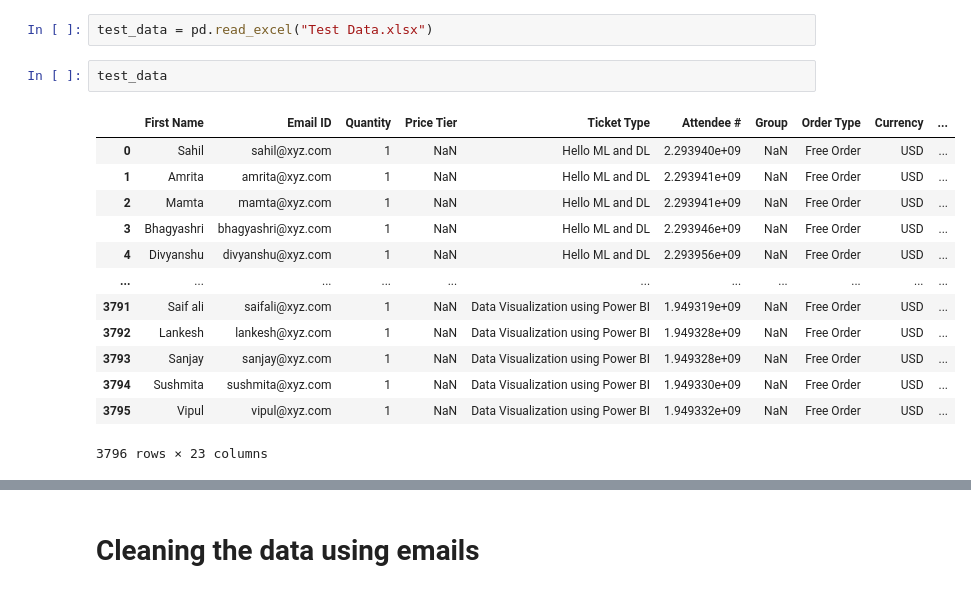
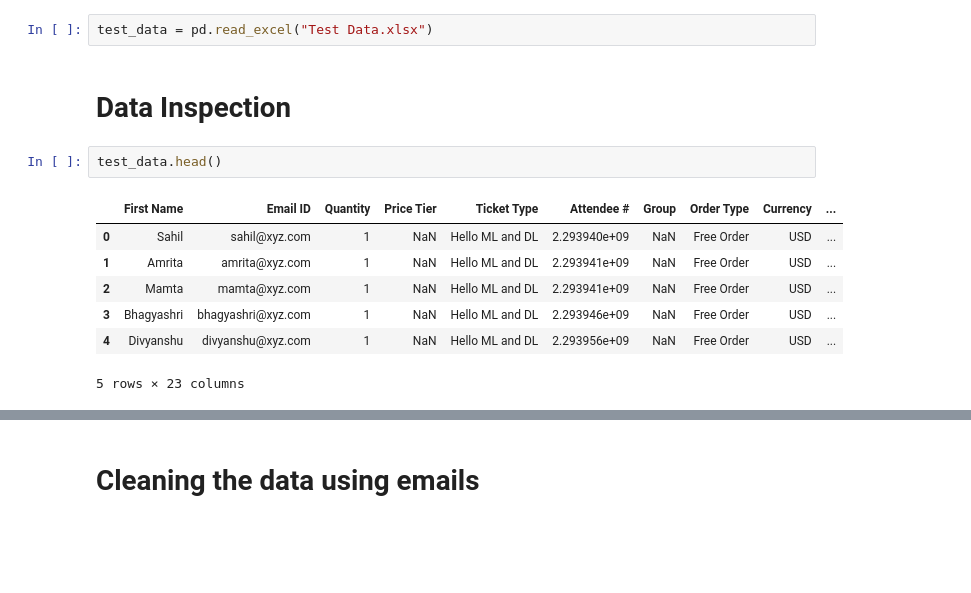
Before and after one commit to rasheed-devt/Prediction-of-Placement-Status, a Jupyter notebook: Prediction of Placement Status.ipynb, the cells around one changed output, grey strips where cells are left out. Cells and saved outputs as stored; diff of their text form; blank space fills up the shorter version.

```diff
--- a/Prediction of Placement Status.ipynb
+++ b/Prediction of Placement Status.ipynb
@@ -260,19 +223,15 @@ HistGradientBoostingClassifier()
 # Loading test data
 # %%
 test_data = pd.read_excel("Test Data.xlsx")
+# %% [markdown]
+# Data Inspection
 # %%
-test_data
+test_data.head()
 # %% [output]
 |  | First Name | Email ID | Quantity | Price Tier | Ticket Type | Attendee # | Group | Order Type | Currency | ... |
 | 0 | Sahil | sahil@xyz.com | 1 | NaN | Hello ML and DL | 2.293940e+09 | NaN | Free Order | USD | ... |
 | 1 | Amrita | amrita@xyz.com | 1 | NaN | Hello ML and DL | 2.293941e+09 | NaN | Free Order | USD | ... |
 | 2 | Mamta | mamta@xyz.com | 1 | NaN | Hello ML and DL | 2.293941e+09 | NaN | Free Order | USD | ... |
 | 3 | Bhagyashri | bhagyashri@xyz.com | 1 | NaN | Hello ML and DL | 2.293946e+09 | NaN | Free Order | USD | ... |
 | 4 | Divyanshu | divyanshu@xyz.com | 1 | NaN | Hello ML and DL | 2.293956e+09 | NaN | Free Order | USD | ... |
-| ... | ... | ... | ... | ... | ... | ... | ... | ... | ... | ... |
-| 3791 | Saif ali | saifali@xyz.com | 1 | NaN | Data Visualization using Power BI | 1.949319e+09 | NaN | Free Order | USD | ... |
-| 3792 | Lankesh | lankesh@xyz.com | 1 | NaN | Data Visualization using Power BI | 1.949328e+09 | NaN | Free Order | USD | ... |
-| 3793 | Sanjay | sanjay@xyz.com | 1 | NaN | Data Visualization using Power BI | 1.949328e+09 | NaN | Free Order | USD | ... |
-| 3794 | Sushmita | sushmita@xyz.com | 1 | NaN | Data Visualization using Power BI | 1.949330e+09 | NaN | Free Order | USD | ... |
-| 3795 | Vipul | vipul@xyz.com | 1 | NaN | Data Visualization using Power BI | 1.949332e+09 | NaN | Free Order | USD | ... |
-3796 rows × 23 columns
+5 rows × 23 columns
```
Also changed, not shown: parts of 55 cells of this notebook, 1 other file.
